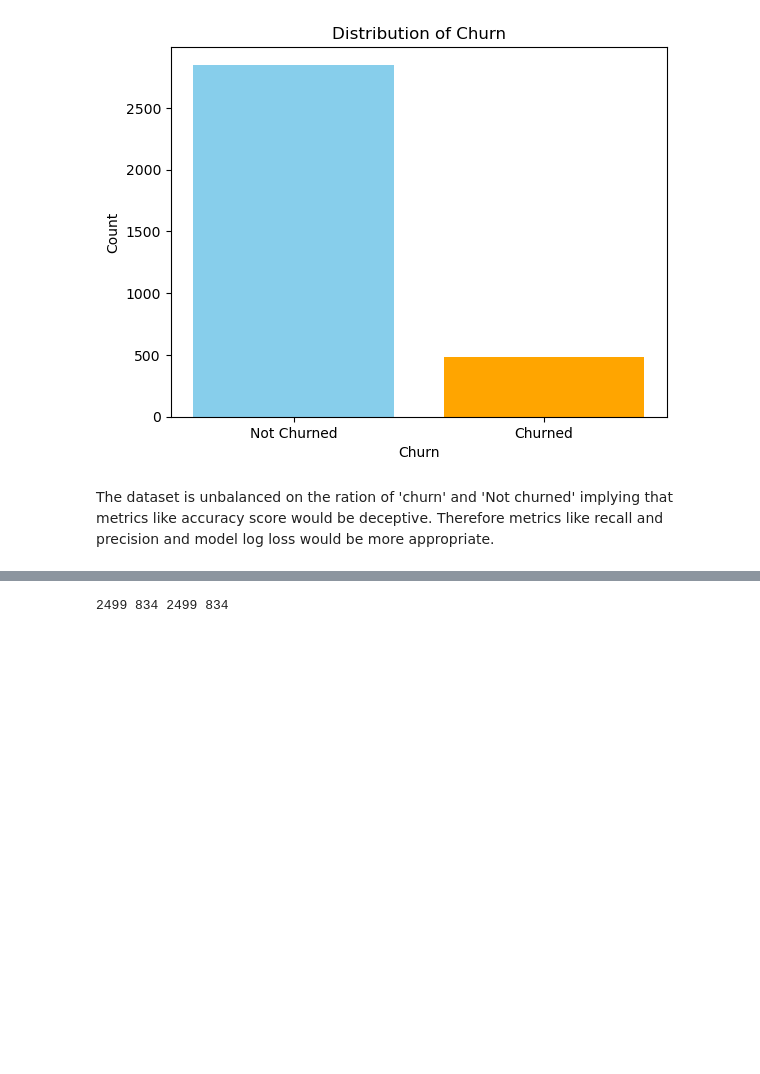
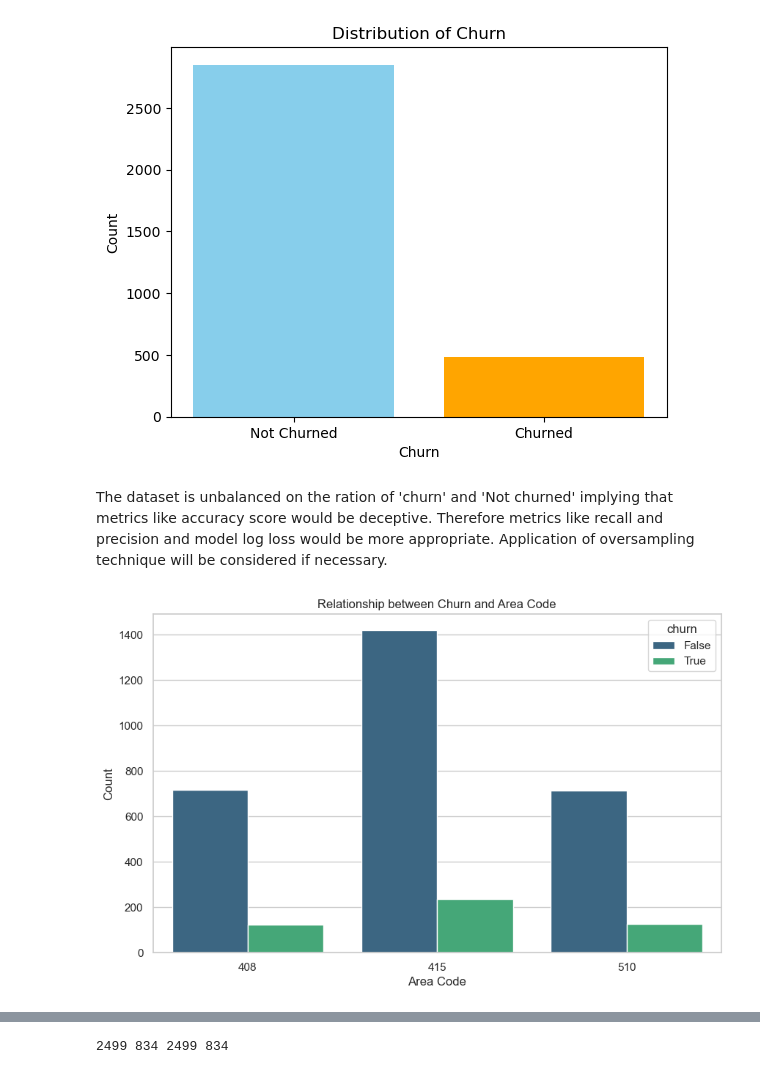
Before and after one commit to kriung/Phase-III-Project, a Jupyter notebook: syriatel_customer_churn.ipynb, the cells around one changed output, grey strips where cells are left out. Drawn from its saved outputs; the diff is of its cells as text; code cells hidden in the pictures; blank space fills up the shorter version.

```diff
--- a/syriatel_customer_churn.ipynb
+++ b/syriatel_customer_churn.ipynb
@@ -145,4 +194,14 @@ plt.show()
 # %% [output]
 [figure]
 # %% [markdown]
-The dataset is unbalanced on the ration of 'churn' and 'Not churned' implying that metrics like accuracy score would be deceptive. Therefore metrics like recall and precision and model log loss would be more appropriate.
+The dataset is unbalanced on the ration of 'churn' and 'Not churned' implying that metrics like accuracy score would be deceptive. Therefore metrics like recall and precision and model log loss would be more appropriate. Application of oversampling technique will be considered if necessary.
+# %%
+# Bar graph showing the Relationship between 'Churn' and area code
+plt.figure(figsize=(10, 6))
+sns.countplot(x='area code', hue='churn', data=df, palette='viridis')
+plt.title('Relationship between Churn and Area Code')
+plt.xlabel('Area Code')
+plt.ylabel('Count')
+plt.show()
+# %% [output]
+[figure, added]
```
Also changed, not shown: parts of 36 cells of this notebook.
